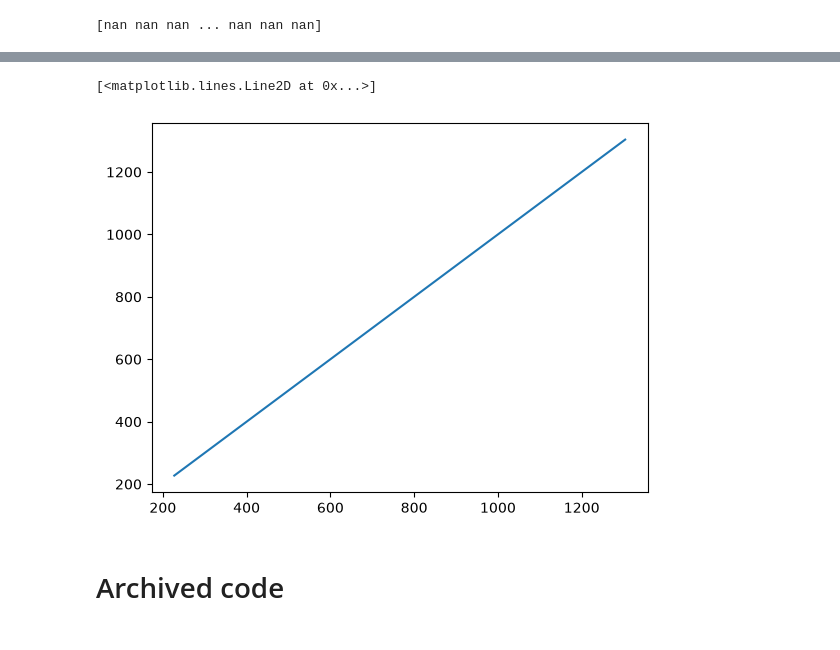
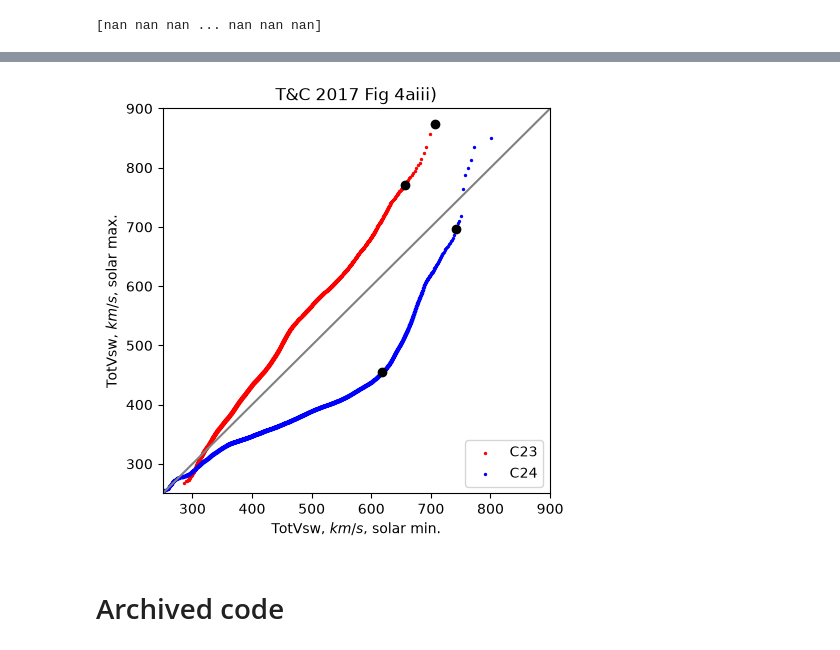
Before and after one commit to rahyndman/SolarWindCode, a Jupyter notebook: PlottingData.ipynb, the cells around one changed output, grey strips where cells are left out. Drawn from its saved outputs; the diff is of its cells as text; code cells hidden in the pictures.

```diff
--- a/PlottingData.ipynb
+++ b/PlottingData.ipynb
@@ -536,29 +531,65 @@ plt.tight_layout()
 # %%
 def get_quantiles(
     x: pl.Series,
-    # y: pl.Series,
-    size: int = 500,
-    p_range: Tuple[float, float] = (0.001, 0.999),
-) -> Tuple[NDArray, NDArray]:
+    y: pl.Series,
+    size: int = 500, # 500 data points to calculate (default)
+    p_range: Tuple[float, float] = (0.0001, 0.9999),) -> Tuple[NDArray, NDArray]: # p_range default set to values used in Tindale and Chapman 2017 to recreate their plots
 
-    x_sorted = np.sort(x.drop_nulls().drop_nans().to_numpy())
-    # y_sorted = np.sort(y.drop_nulls().drop_nans().to_numpy())
+    x_sorted = np.sort(x.drop_nulls().drop_nans().to_numpy()) # Sort data
+    y_sorted = np.sort(y.drop_nulls().drop_nans().to_numpy()) # Sort data
 
-    probabilities = np.linspace(*p_range, size)
+    probabilities = np.linspace(*p_range, size) # make linspace of probabilities in range
 
-    x_quantiles = np.quantile(x_sorted, probabilities)
-    # y_quantiles = np.quantile(y_sorted, probabilities)
+    x_quantiles = np.quantile(x_sorted, probabilities) # calculate the quantiles
+    y_quantiles = np.quantile(y_sorted, probabilities) # calculate the quantiles
 
-    return x_quantiles#, y_quantiles
+    return x_quantiles, y_quantiles
 # %%
 import polars as pl
 
-data_sortedPLSeries = pl.Series(data_sorted)
+# C23
+data_sortedPLSeriesXC23 = pl.Series(WINDC23Min._data["TotVsw"]) # make data into a polar series
+data_sortedPLSeriesYC23 = pl.Series(WINDC23Max._data["TotVsw"])
 
-xQuant = get_quantiles(data_sortedPLSeries, size = 500, p_range=(0.0001, 0.9999))
-yQuant = get_quantiles(data_sortedPLSeries, size = 500, p_range=(0.0001, 0.9999))
+xQuantC23, yQuantC23 = get_quantiles(data_sortedPLSeriesXC23, data_sortedPLSeriesYC23, size = 5000, p_range=(0.0001, 0.9999))
+xQ09995, yQ09995 = get_quantiles(data_sortedPLSeriesXC23, data_sortedPLSeriesYC23, size = 1, p_range=(0.9995, 0.9995))
+print("q = 0.9995 C23")
+print(xQ09995, yQ09995)
+xQ09960, yQ09960 = get_quantiles(data_sortedPLSeriesXC23, data_sortedPLSeriesYC23, size = 1, p_range=(0.9960, 0.9960))
+print("q = 0.9960 C23")
+print(xQ09960, yQ09960)
 
-print(xQuant)
+# C24
+data_sortedPLSeriesXC24 = pl.Series(WINDC24Min._data["TotVsw"]) # make data into a polar series
+data_sortedPLSeriesYC24 = pl.Series(WINDC24Max._data["TotVsw"])
 
-plt.plot(xQuant, yQuant)
+xQuantC24, yQuantC24 = get_quantiles(data_sortedPLSeriesXC24, data_sortedPLSeriesYC24, size = 5000, p_range=(0.0001, 0.9999))
+xQ09980, yQ09980 = get_quantiles(data_sortedPLSeriesXC24, data_sortedPLSeriesYC24, size = 1, p_range=(0.9980, 0.9980))
+print("q = 0.9980 C24")
+print(xQ09980, yQ09980)
+xQ08660, yQ08660 = get_quantiles(data_sortedPLSeriesXC24, data_sortedPLSeriesYC24, size = 1, p_range=(0.8660, 0.8660))
+print("q = 0.8660 C24")
+print(xQ08660, yQ08660)
+
+fig, ax  = plt.subplots(figsize=(5, 5))
+#C23
+plt.scatter(xQuantC23, yQuantC23 , color="red", s=2, label = "C23")
+plt.plot(xQ09980, yQ09980, "o", color="black")
+plt.plot(xQ08660, yQ08660, "o", color="black")
+
+#C24
+plt.scatter(xQuantC24, yQuantC24, color="blue", s=2, label = "C24")
+plt.plot(xQ09995, yQ09995, "o", color="black")
+plt.plot(xQ09960, yQ09960, "o", color="black")
+
+x = np.linspace(250, 900, 30)
+y = x
+plt.plot(x, y, color="grey")
+plt.title("T&C 2017 Fig 4aiii)")
+plt.legend(loc="lower right")
+plt.xlabel(r"TotVsw, $km/s$, solar min.")
+plt.ylabel(r"TotVsw, $km/s$, solar max.")
+plt.xlim(250,900)
+plt.ylim(250,900)
+plt.show()
 # %% [output]
@@ -582,5 +604,4 @@ plt.plot(xQuant, yQuant)
-[<matplotlib.lines.Line2D at 0x...>]
-[figure, old version]
+[figure, new version]
 # %% [markdown]
 # Archived code
 # %%
```
Also changed, not shown: parts of 17 cells of this notebook, 6 other files.
